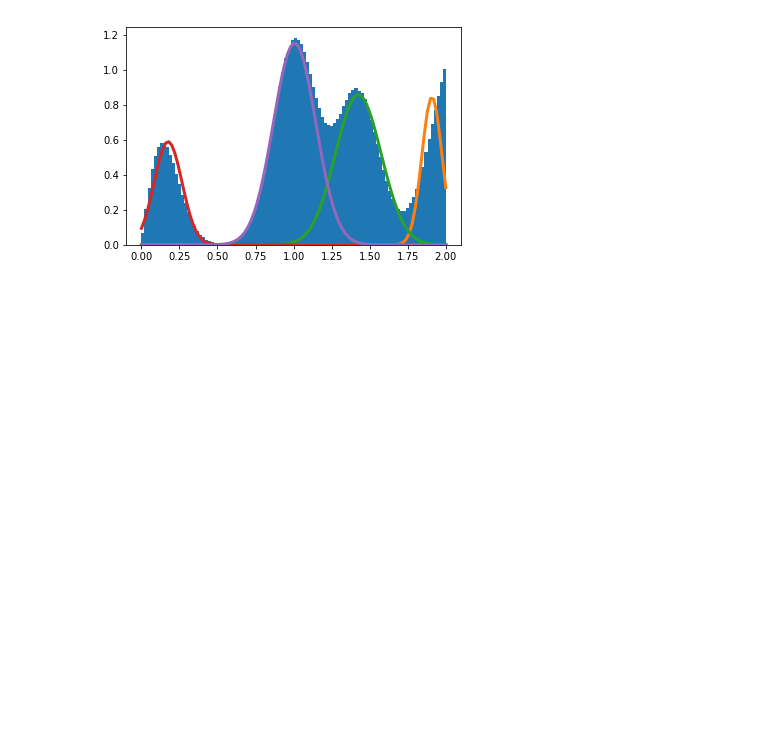
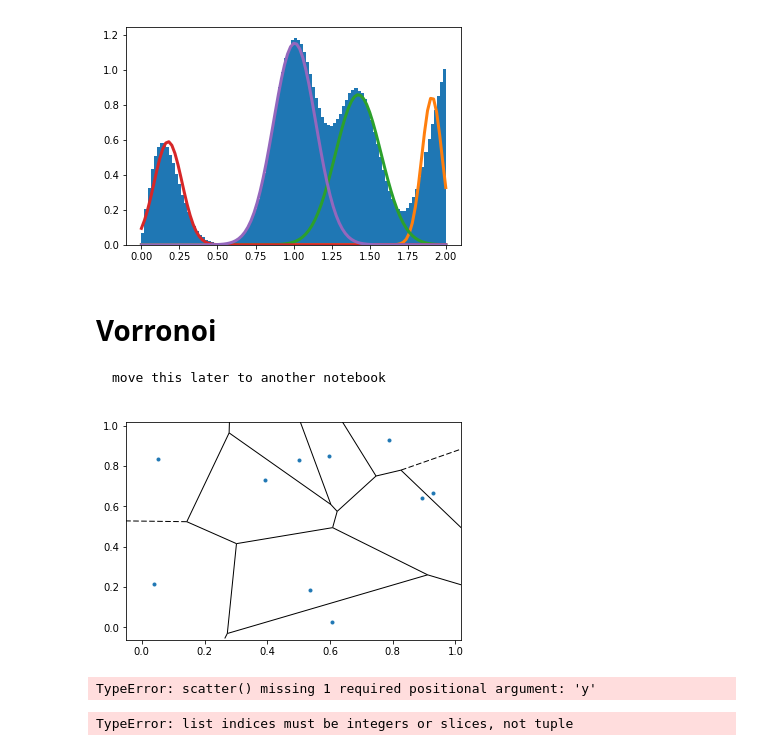
Before and after one commit to linnarsson-lab/FISHscale, a Jupyter notebook: Dot_distance_matrix.ipynb, the cells around one changed output. Drawn from its saved outputs; the diff is of its cells as text; code cells hidden in the pictures; blank space fills up the shorter version.

```diff
--- a/Dot_distance_matrix.ipynb
+++ b/Dot_distance_matrix.ipynb
@@ -174,3 +183,24 @@ plotgauss4(histdist[1])
 # %% [output]
 [<matplotlib.lines.Line2D at 0x...>]
 [figure]
+# %% [markdown]
+# Vorronoi
+    move this later to another notebook
+# %%
+five = np.random.rand(5, 2)
+ten = np.random.rand(10,2)
+# %%
+vor = scipy.spatial.Voronoi(ten)
+scipy.spatial.voronoi_plot_2d(vor, show_vertices=False);
+# %% [output]
+[figure, added]
+# %%
+plt.scatter(vor.ridge_vertices)
+# %% [output]
+TypeError: scatter() missing 1 required positional argument: 'y'
+# %%
+e = vor.ridge_vertices
+
+e[0:1,:]
+# %% [output]
+TypeError: list indices must be integers or slices, not tuple
```
Also changed, not shown: parts of 18 cells of this notebook.
